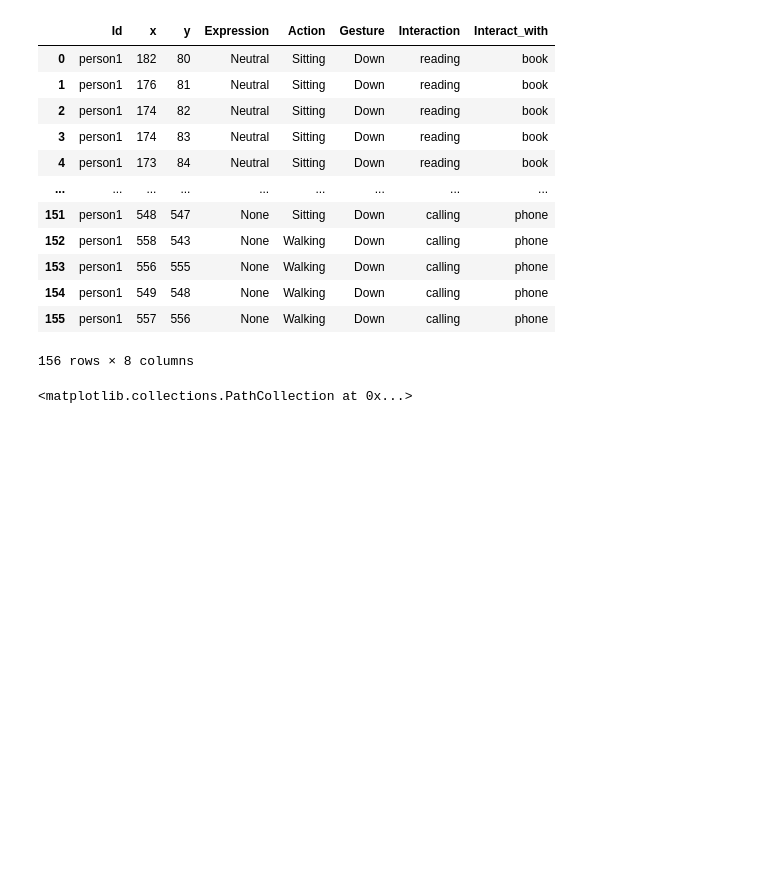
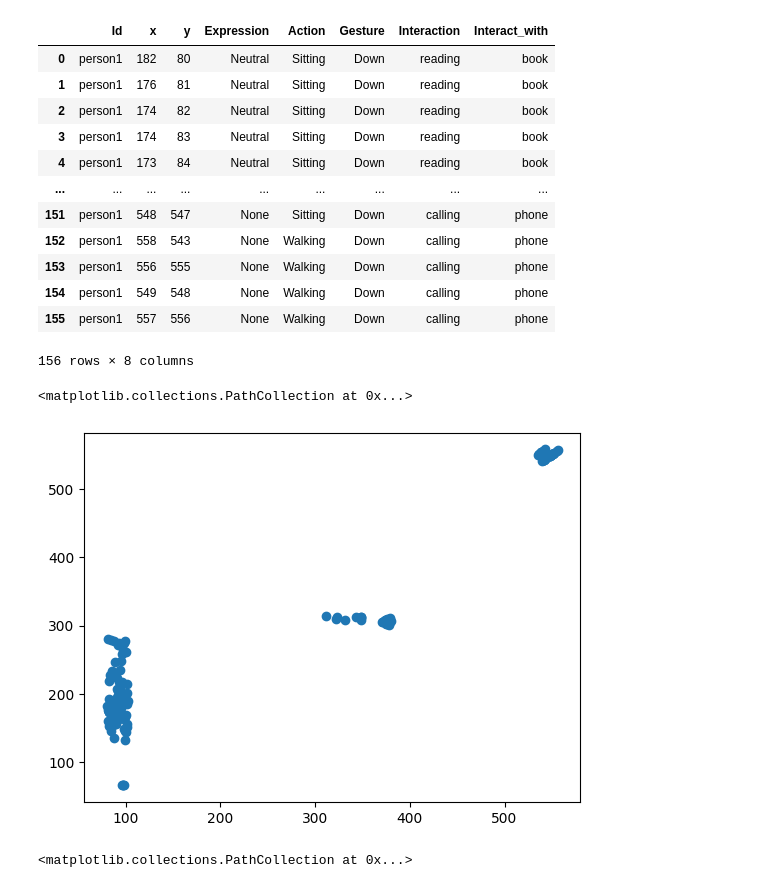
Before and after one commit to ozaki-hr8/-Space-Utilization-Analysis, a Jupyter notebook: cluster.ipynb, the cells around one changed output. Cells and saved outputs as stored; diff of their text form; code cells hidden in the pictures; blank space fills up the shorter version.

```diff
--- a/cluster.ipynb
+++ b/cluster.ipynb
@@ -27,6 +27,11 @@ data
 | 154 | person1 | 549 | 548 | None | Walking | Down | calling | phone |
 | 155 | person1 | 557 | 556 | None | Walking | Down | calling | phone |
 156 rows × 8 columns
+# %%
+plt.scatter(data2.loc[:, ['y']], data2.loc[:, ['x']])
+# %% [output]
+<matplotlib.collections.PathCollection at 0x...>
+[figure, added]
 # %%
 from sklearn.cluster import KMeans
 km = KMeans(n_clusters=3, random_state=42)
```
